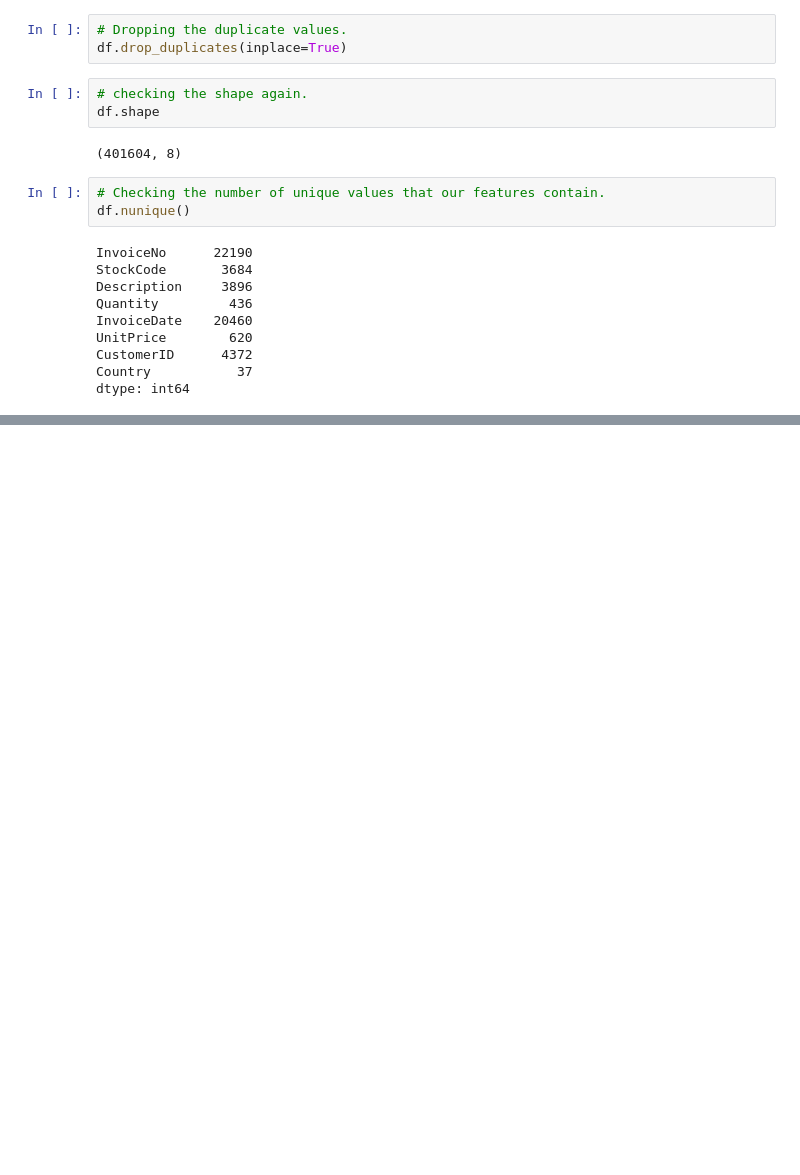
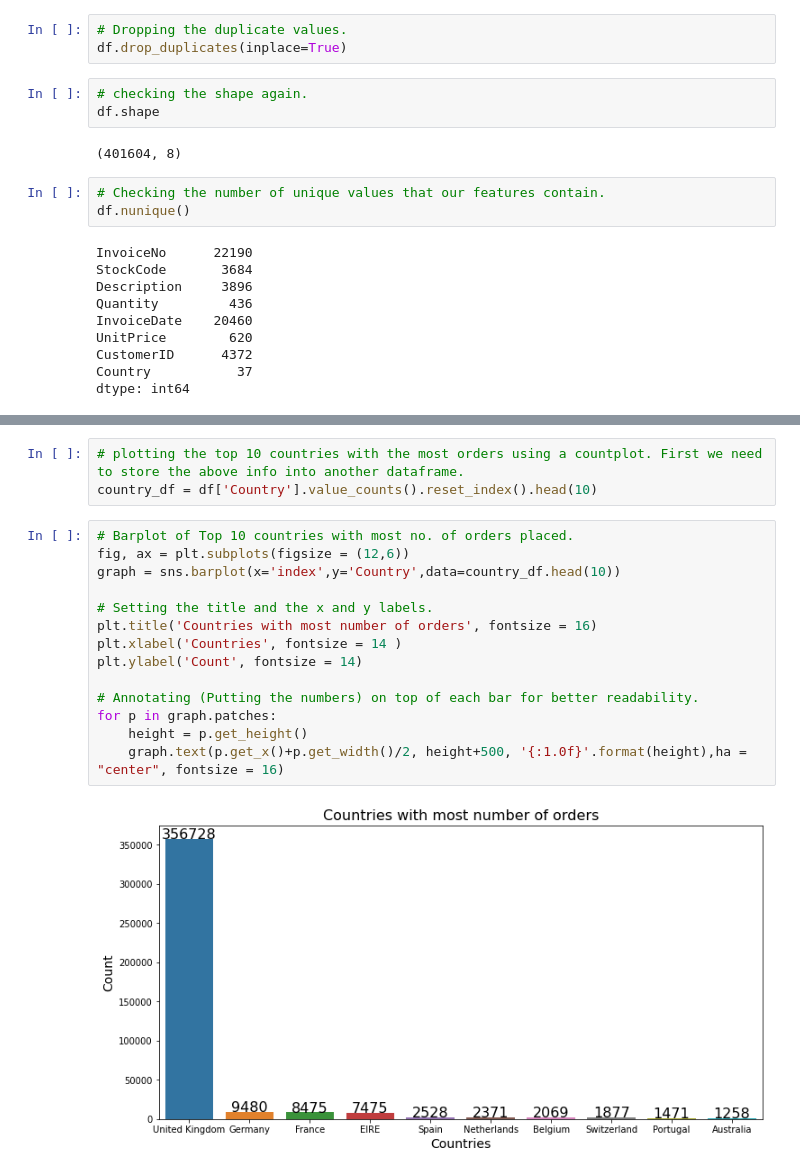
Before and after one commit to gopaljigupta45/Online_Retail_Customer_Segmentation, a Jupyter notebook: Online_Retail_Customer_Segmentation_Capstone_Project_GOPAL_JI_GUPTA_.ipynb, the cells around one changed output, grey strips where cells are left out. Drawn from its saved outputs; the diff is of its cells as text; blank space fills up the shorter version.

```diff
--- a/Online_Retail_Customer_Segmentation_Capstone_Project_GOPAL_JI_GUPTA_.ipynb
+++ b/Online_Retail_Customer_Segmentation_Capstone_Project_GOPAL_JI_GUPTA_.ipynb
@@ -201,0 +221,19 @@ dtype: int64
+# %%
+# plotting the top 10 countries with the most orders using a countplot. First we need to store the above info into another dataframe.
+country_df = df['Country'].value_counts().reset_index().head(10)
+# %%
+# Barplot of Top 10 countries with most no. of orders placed.
+fig, ax = plt.subplots(figsize = (12,6))
+graph = sns.barplot(x='index',y='Country',data=country_df.head(10))
+
+# Setting the title and the x and y labels.
+plt.title('Countries with most number of orders', fontsize = 16)
+plt.xlabel('Countries', fontsize = 14 )
+plt.ylabel('Count', fontsize = 14)
+
+# Annotating (Putting the numbers) on top of each bar for better readability.
+for p in graph.patches:
+    height = p.get_height()
+    graph.text(p.get_x()+p.get_width()/2, height+500, '{:1.0f}'.format(height),ha = "center", fontsize = 16)
+# %% [output]
+[figure, added]
```
Also changed, not shown: parts of 16 cells of this notebook.
